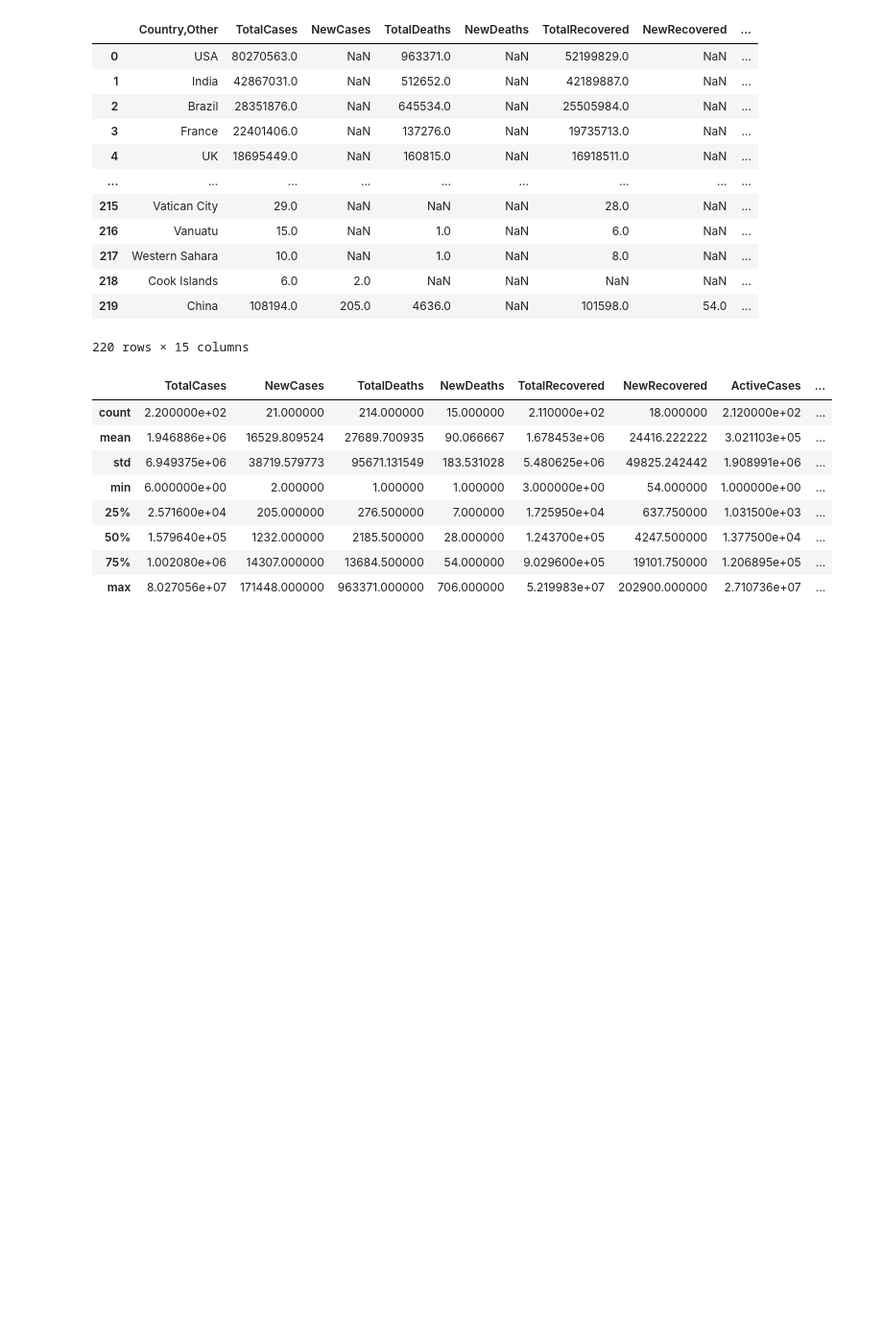
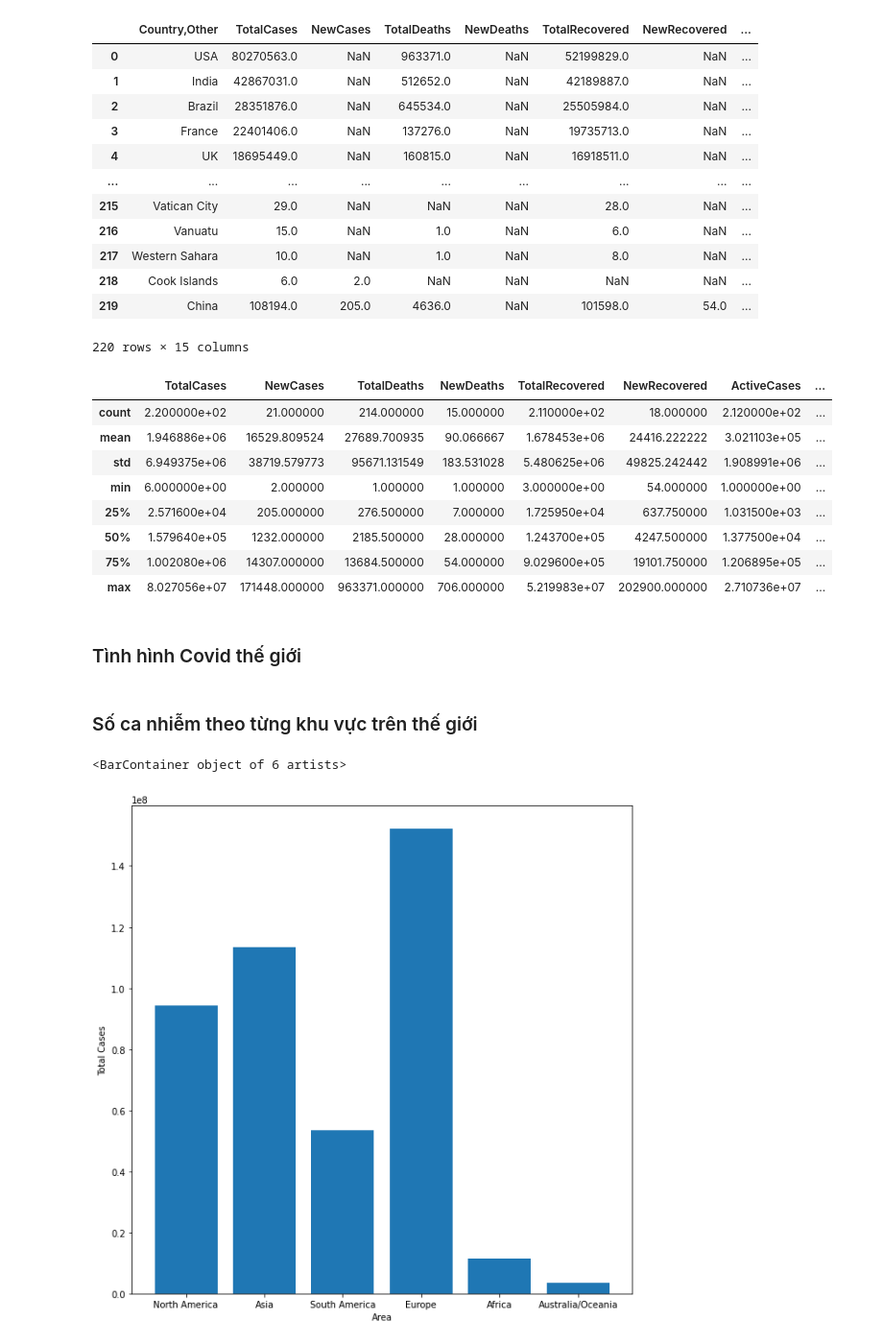
Before and after one commit to trinhhinh729/Lab1---DataVisualization, a Jupyter notebook: Analysis&Visualization.ipynb, the cells around one changed output. Shown at 96% size. Saved outputs shown, nothing was run; the diff lists cells and outputs as text; code cells hidden in the pictures; blank space fills up the shorter version.

Commit message:
[Feb 24, 2022] Update Analysis&Visualization.ipynb
- Add some relationships and charts

```diff
--- a/Analysis&Visualization.ipynb
+++ b/Analysis&Visualization.ipynb
@@ -31,3 +32,5 @@ df.describe()
 | 50% | 1.579640e+05 | 1232.000000 | 2185.500000 | 28.000000 | 1.243700e+05 | 4247.500000 | 1.377500e+04 | ... |
 | 75% | 1.002080e+06 | 14307.000000 | 13684.500000 | 54.000000 | 9.029600e+05 | 19101.750000 | 1.206895e+05 | ... |
 | max | 8.027056e+07 | 171448.000000 | 963371.000000 | 706.000000 | 5.219983e+07 | 202900.000000 | 2.710736e+07 | ... |
+# %% [markdown]
+### Tình hình Covid thế giới
@@ -33,0 +42,14 @@ df.describe()
+# %% [markdown]
+### Số ca nhiễm theo từng khu vực trên thế giới
+# %%
+plt.figure(figsize=(10,10))
+area = pd.unique(df['Area'])
+totalCases = [df[df['Area'] == i]['TotalCases'].sum() for i in area]
+
+plt.xlabel('Area')
+plt.ylabel('Total Cases')
+
+plt.bar(area,totalCases)
+# %% [output]
+<BarContainer object of 6 artists>
+[figure, added]
```
Also changed, not shown: parts of 6 cells of this notebook.
